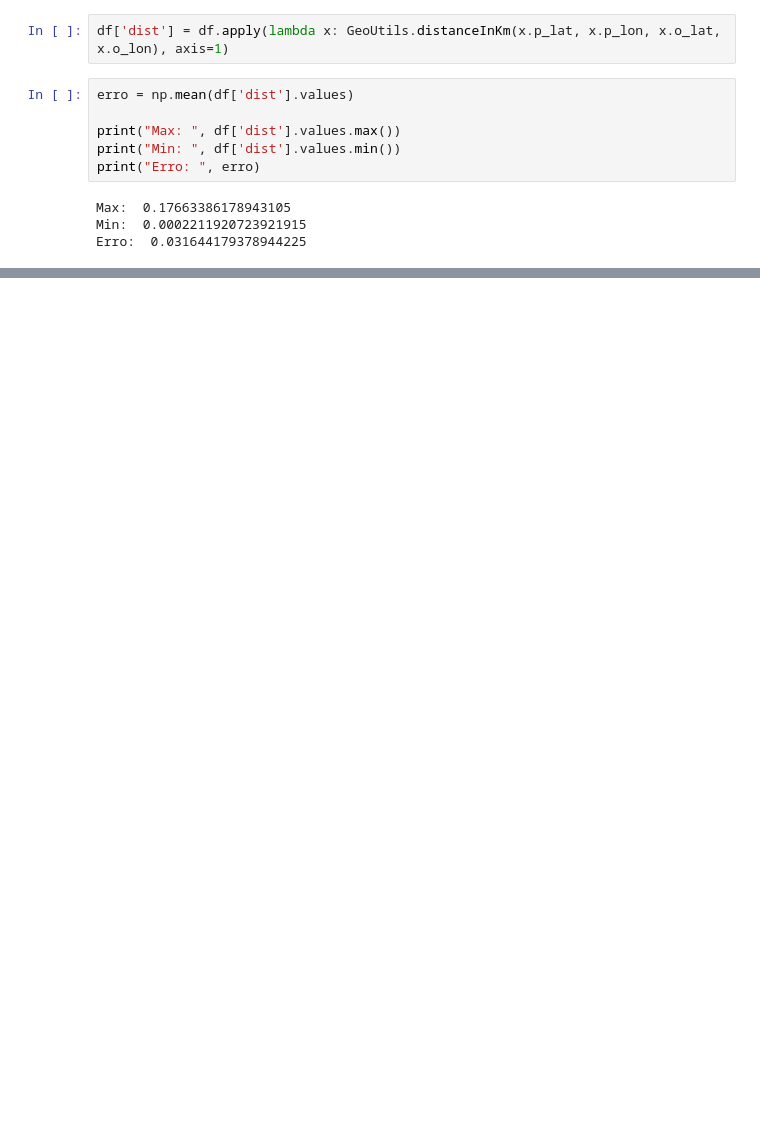
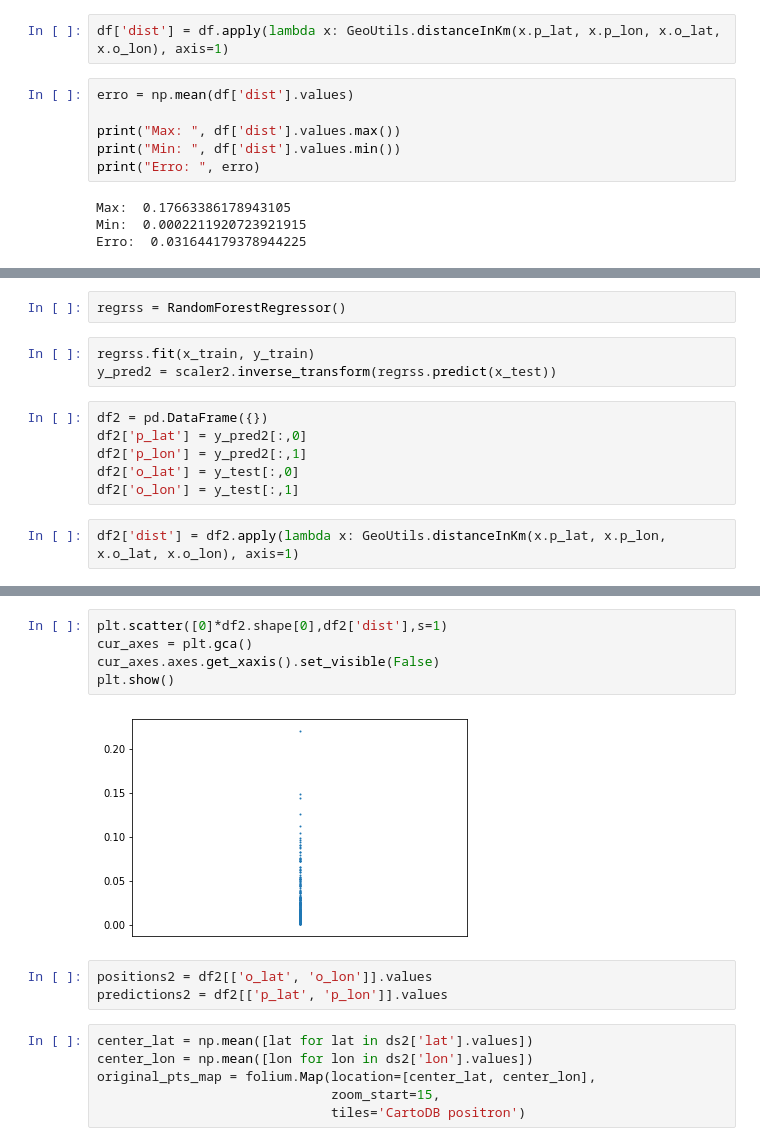
Before and after one commit to gabrielvmelo/cmoveis, a Jupyter notebook: cmoveis_projeto.ipynb, the cells around one changed output, grey strips where cells are left out. Cells and saved outputs as stored; diff of their text form; blank space fills up the shorter version.

```diff
--- a/cmoveis_projeto.ipynb
+++ b/cmoveis_projeto.ipynb
@@ -171,0 +240,13 @@ plt.show()
+# %%
+regrss = RandomForestRegressor()
+# %%
+regrss.fit(x_train, y_train)
+y_pred2 = scaler2.inverse_transform(regrss.predict(x_test))
+# %%
+df2 = pd.DataFrame({})
+df2['p_lat'] = y_pred2[:,0]
+df2['p_lon'] = y_pred2[:,1]
+df2['o_lat'] = y_test[:,0]
+df2['o_lon'] = y_test[:,1]
+# %%
+df2['dist'] = df2.apply(lambda x: GeoUtils.distanceInKm(x.p_lat, x.p_lon, x.o_lat, x.o_lon), axis=1)
@@ -171,0 +263,16 @@ plt.show()
+# %%
+plt.scatter([0]*df2.shape[0],df2['dist'],s=1)
+cur_axes = plt.gca()
+cur_axes.axes.get_xaxis().set_visible(False)
+plt.show()
+# %% [output]
+[figure, added]
+# %%
+positions2 = df2[['o_lat', 'o_lon']].values
+predictions2 = df2[['p_lat', 'p_lon']].values
+# %%
+center_lat = np.mean([lat for lat in ds2['lat'].values])
+center_lon = np.mean([lon for lon in ds2['lon'].values])
+original_pts_map = folium.Map(location=[center_lat, center_lon],
+                              zoom_start=15,
+                              tiles='CartoDB positron')
```
Also changed, not shown: parts of 24 cells of this notebook, 11 other files.
